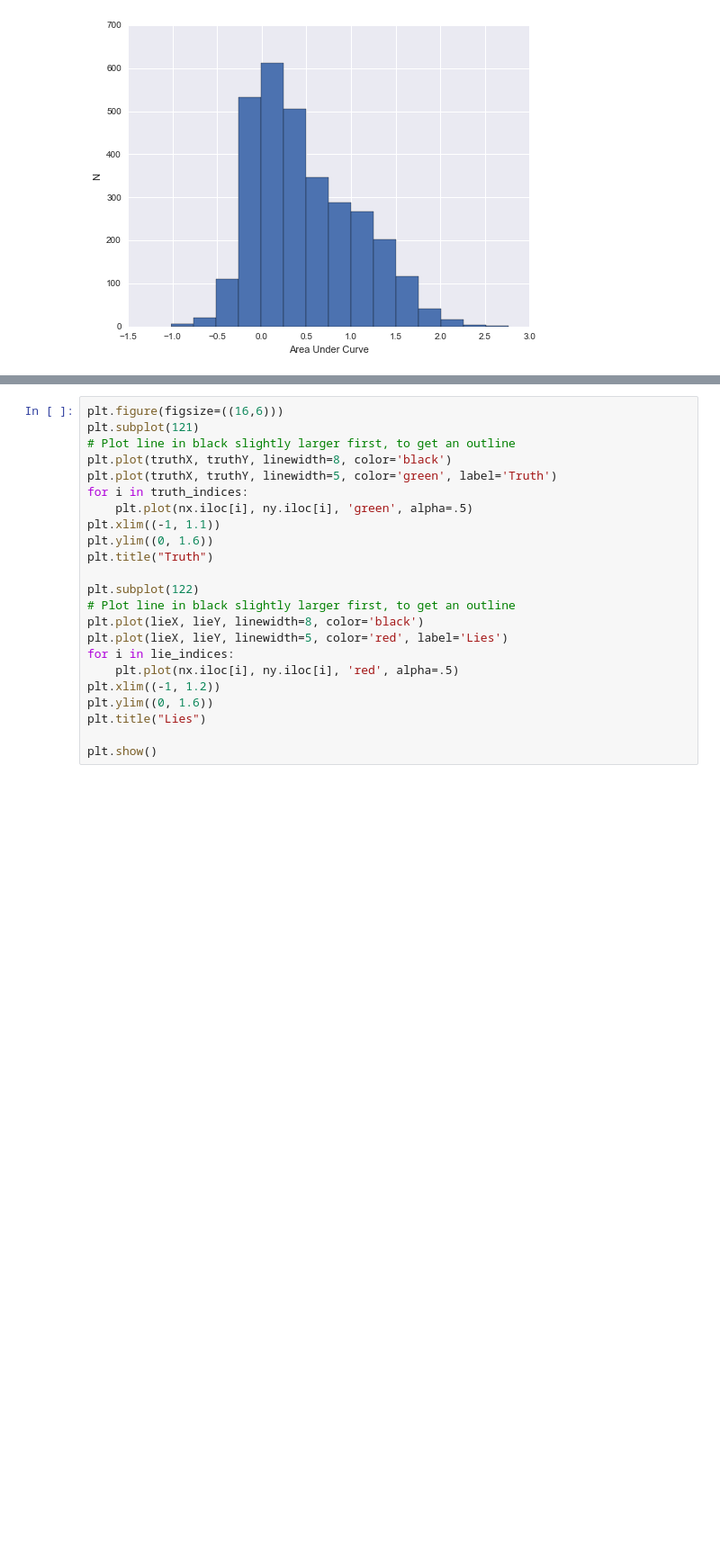
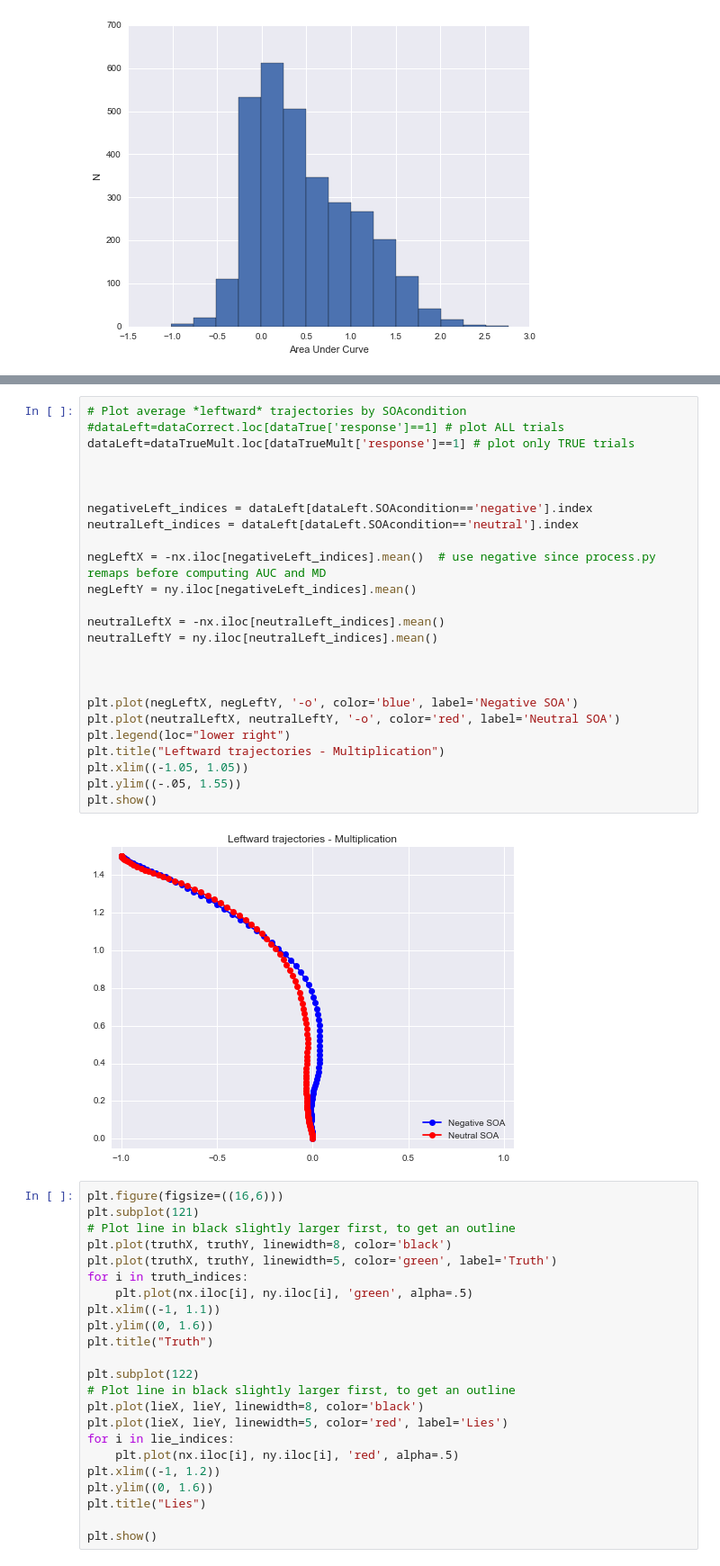
Before and after one commit to tomfaulkenberry/QuickstartMousetracking, a Jupyter notebook: results/Plotting.ipynb, the cells around one changed output, grey strips where cells are left out. Shown at 90% size. Cells and saved outputs as stored; diff of their text form; blank space fills up the shorter version.

```diff
--- a/results/Plotting.ipynb
+++ b/results/Plotting.ipynb
@@ -131,3 +160,30 @@ plt.show()
+# %%
+# Plot average *leftward* trajectories by SOAcondition
+#dataLeft=dataCorrect.loc[dataTrue['response']==1] # plot ALL trials
+dataLeft=dataTrueMult.loc[dataTrueMult['response']==1] # plot only TRUE trials
+
+
+
+negativeLeft_indices = dataLeft[dataLeft.SOAcondition=='negative'].index
+neutralLeft_indices = dataLeft[dataLeft.SOAcondition=='neutral'].index
+
+negLeftX = -nx.iloc[negativeLeft_indices].mean()  # use negative since process.py remaps before computing AUC and MD
+negLeftY = ny.iloc[negativeLeft_indices].mean()
+
+neutralLeftX = -nx.iloc[neutralLeft_indices].mean()
+neutralLeftY = ny.iloc[neutralLeft_indices].mean()
+
+
+
+plt.plot(negLeftX, negLeftY, '-o', color='blue', label='Negative SOA')
+plt.plot(neutralLeftX, neutralLeftY, '-o', color='red', label='Neutral SOA')
+plt.legend(loc="lower right")
+plt.title("Leftward trajectories - Multiplication")
+plt.xlim((-1.05, 1.05))
+plt.ylim((-.05, 1.55))
+plt.show()
+# %% [output]
+[figure, added]
 # %%
 plt.figure(figsize=((16,6)))
 plt.subplot(121)
```
Also changed, not shown: parts of 5 cells of this notebook.
